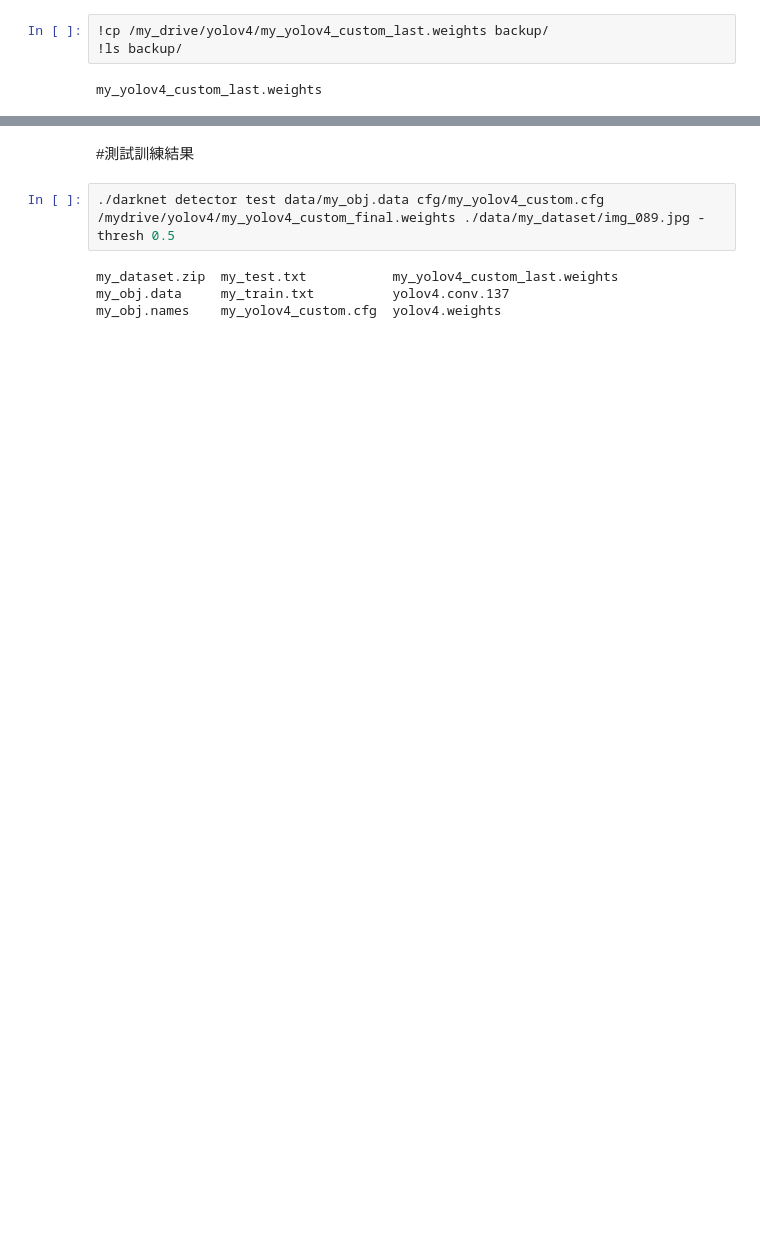
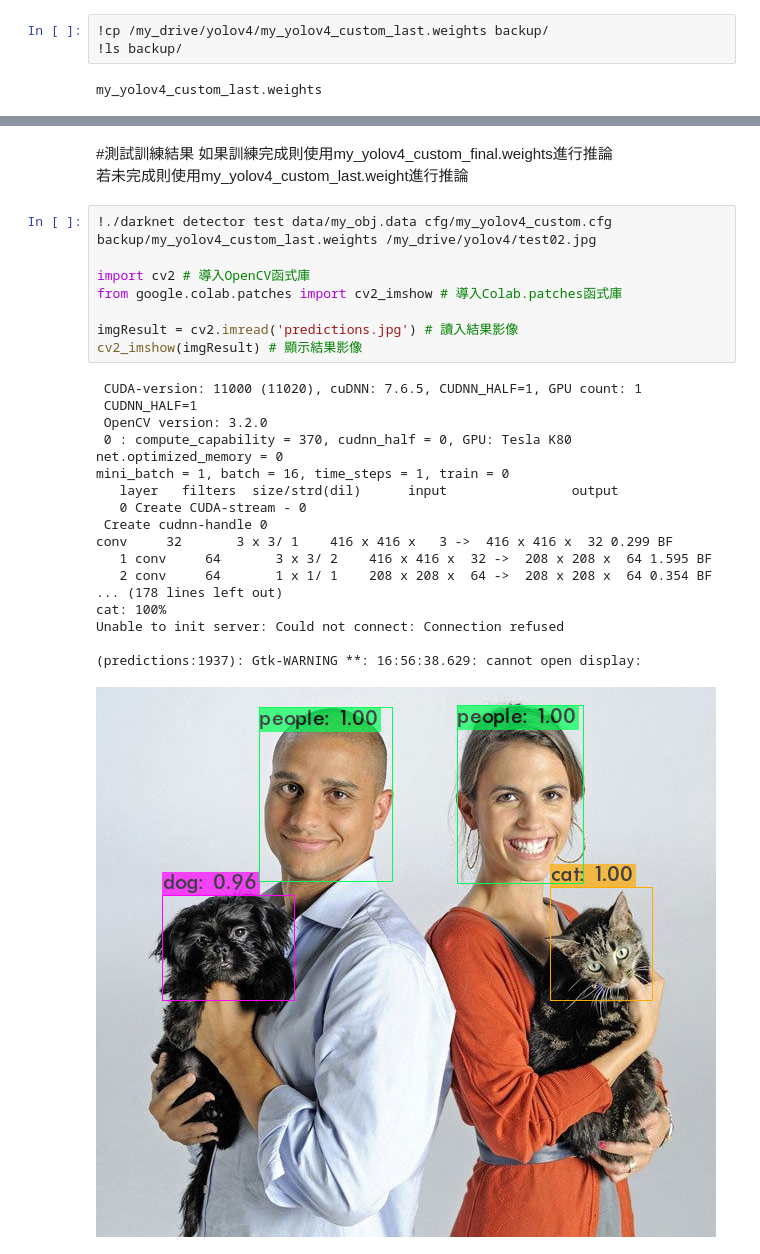
Before and after one commit to OmniXRI/Yolov4_Colab_User_Datasets, a Jupyter notebook: yolov4_training_test.ipynb, the cells around one changed output, grey strips where cells are left out. Cells and saved outputs as stored; diff of their text form; blank space fills up the shorter version.

```diff
--- a/yolov4_training_test.ipynb
+++ b/yolov4_training_test.ipynb
@@ -292,8 +291,31 @@ v3 (iou loss, Normalizer: (iou: 0.07, obj: 1.00, cls: 1.00) Region 161 Avg (IOU:
 # %% [markdown]
 #測試訓練結果
+如果訓練完成則使用my_yolov4_custom_final.weights進行推論
+若未完成則使用my_yolov4_custom_last.weight進行推論
-# %%
-./darknet detector test data/my_obj.data cfg/my_yolov4_custom.cfg /mydrive/yolov4/my_yolov4_custom_final.weights ./data/my_dataset/img_089.jpg -thresh 0.5
-# %% [output]
-my_dataset.zip  my_test.txt           my_yolov4_custom_last.weights
-my_obj.data     my_train.txt          yolov4.conv.137
-my_obj.names    my_yolov4_custom.cfg  yolov4.weights
+# %%
+!./darknet detector test data/my_obj.data cfg/my_yolov4_custom.cfg backup/my_yolov4_custom_last.weights /my_drive/yolov4/test02.jpg
+
+import cv2 # 導入OpenCV函式庫
+from google.colab.patches import cv2_imshow # 導入Colab.patches函式庫
+
+imgResult = cv2.imread('predictions.jpg') # 讀入結果影像
+cv2_imshow(imgResult) # 顯示結果影像
+# %% [output]
+ CUDA-version: 11000 (11020), cuDNN: 7.6.5, CUDNN_HALF=1, GPU count: 1
+ CUDNN_HALF=1
+ OpenCV version: 3.2.0
+ 0 : compute_capability = 370, cudnn_half = 0, GPU: Tesla K80
+net.optimized_memory = 0
+mini_batch = 1, batch = 16, time_steps = 1, train = 0
+   layer   filters  size/strd(dil)      input                output
+   0 Create CUDA-stream - 0
+ Create cudnn-handle 0
+conv     32       3 x 3/ 1    416 x 416 x   3 ->  416 x 416 x  32 0.299 BF
+   1 conv     64       3 x 3/ 2    416 x 416 x  32 ->  208 x 208 x  64 1.595 BF
+   2 conv     64       1 x 1/ 1    208 x 208 x  64 ->  208 x 208 x  64 0.354 BF
+... (178 lines left out)
+cat: 100%
+Unable to init server: Could not connect: Connection refused
+
+(predictions:1937): Gtk-WARNING **: 16:56:38.629: cannot open display:
+[figure, added]
```
Also changed, not shown: parts of 15 cells of this notebook.
